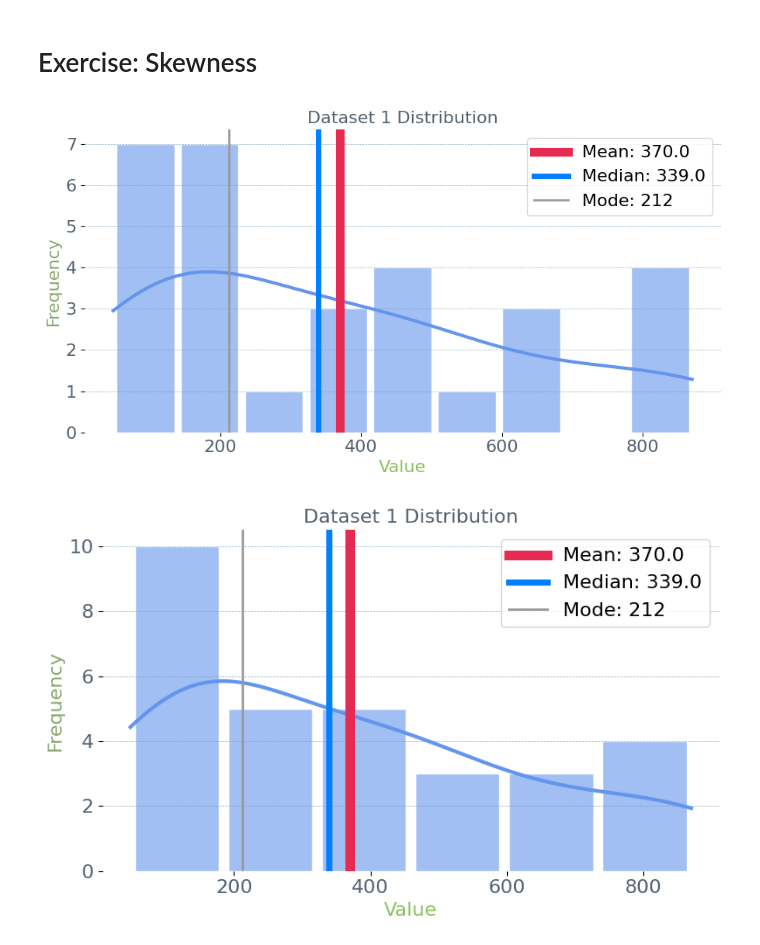
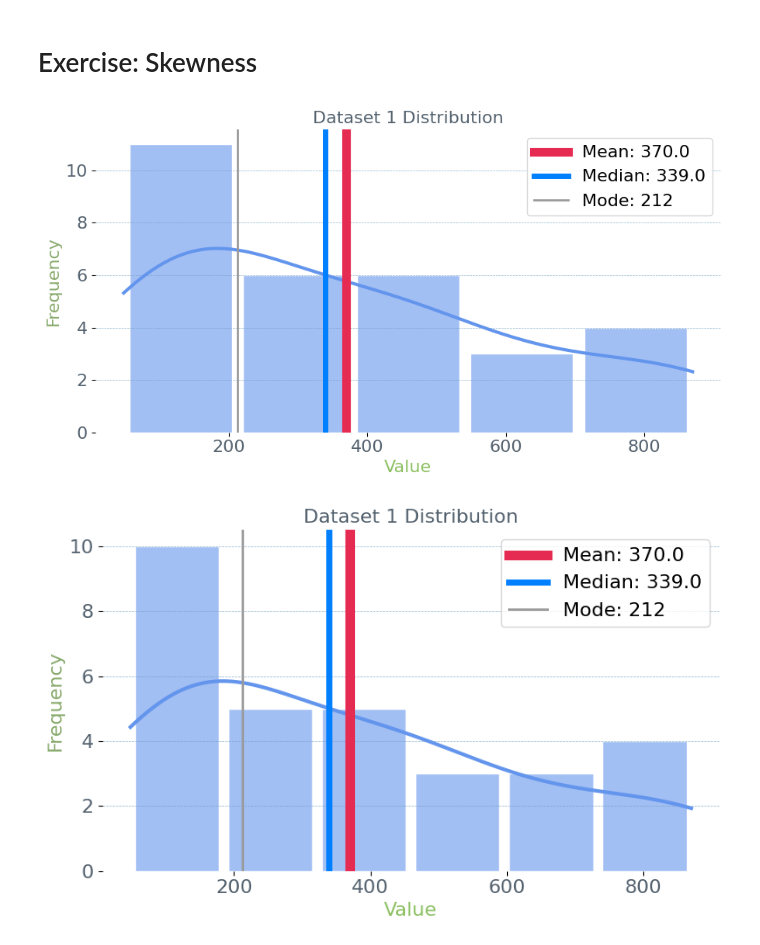
Before and after one commit to Rumaan-Kaisar/DataScience, a Jupyter notebook: Stat_ch1_dscptv/ch1_descriptive_stat_P2_prctc.ipynb, the cells around one changed output. Saved outputs shown, nothing was run; the diff lists cells and outputs as text; code cells hidden in the pictures.

```diff
--- a/Stat_ch1_dscptv/ch1_descriptive_stat_P2_prctc.ipynb
+++ b/Stat_ch1_dscptv/ch1_descriptive_stat_P2_prctc.ipynb
@@ -16,37 +16,37 @@ mode_val = Counter(data).most_common(1)[0][0]
 
 
 plt.figure(figsize=(9, 5))
-ax = sns.histplot(data, bins=9, kde=True, color="#6495ed", edgecolor='white', alpha=0.6, shrink=0.9)
+ax = sns.histplot(data, bins=5, kde=True, color="#6495ed", edgecolor='white', alpha=0.6, shrink=0.9)
 
 # Increase KDE line thickness
 for line in ax.lines:
     line.set_linewidth(3)  # set thickness here
 
 
 # Add vertical lines
 # Add vertical lines
 plt.axvline(mean_val, color='#e52b52', linestyle='-', linewidth=8, label=f"Mean: {mean_val:.1f}")
 plt.axvline(median_val, color="#007fff", linestyle='-', linewidth=5, label=f"Median: {median_val:.1f}")
 plt.axvline(mode_val, color="#9a9a9a", linestyle='-', linewidth=2, label=f"Mode: {mode_val}")
 
 
 plt.title("Dataset 1 Distribution", fontsize=16, color="#54626f")
 plt.xlabel("Value", fontsize=16, color="#8cc061")
 plt.ylabel("Frequency", fontsize=16, color="#87a96b")
 
 plt.xticks(fontsize=16, color="#54626f")
 plt.yticks(fontsize=16, color="#54626f")
 plt.grid(axis="y", linestyle="--", linewidth=0.5, alpha=0.8, color="#72a0c1")
 
 for spine in plt.gca().spines.values():
     spine.set_visible(False)
 
 plt.legend(loc="upper right", fontsize=16)
 
 plt.tight_layout()
 plt.show()
 # %% [output]
-[figure, old version]
+[figure, new version]
 # %%
 import matplotlib.pyplot as plt
 import seaborn as sns
```
Also changed, not shown: parts of 1 cell of this notebook.
